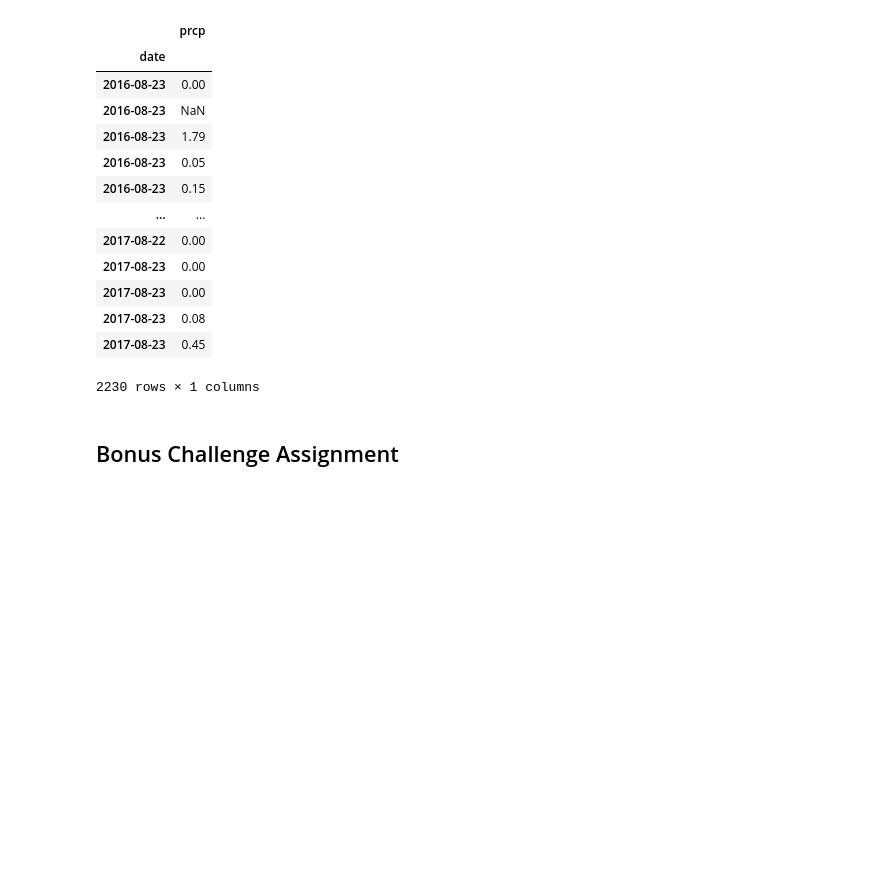
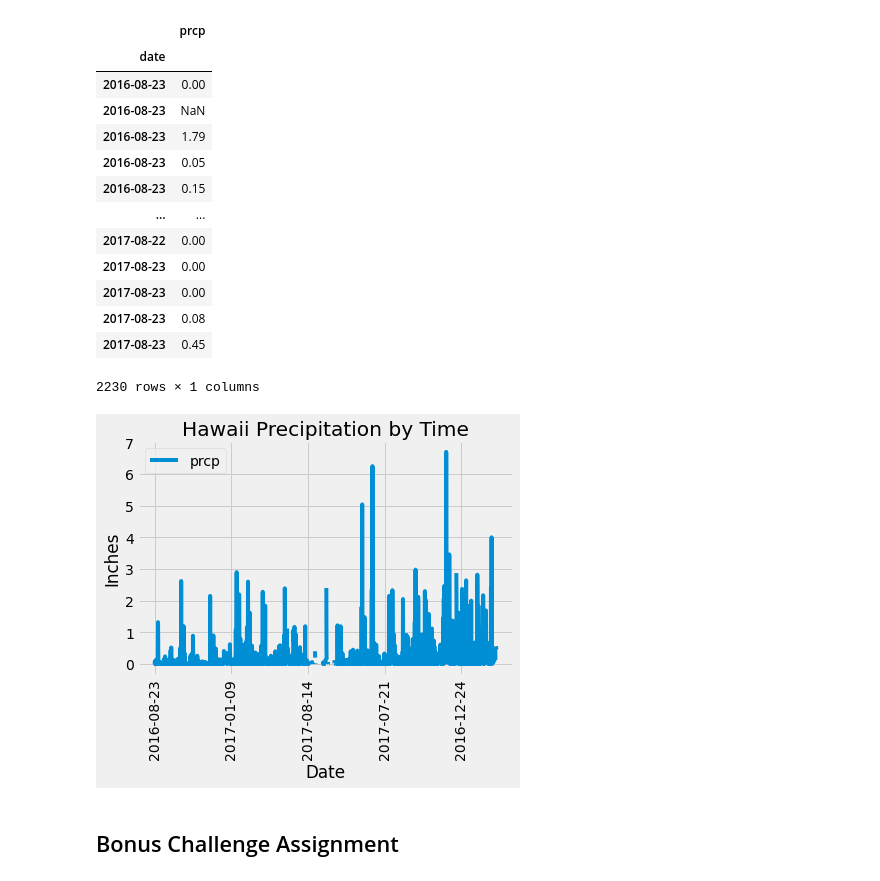
Before and after one commit to JohnMowry77/sqlalchemy-challenge, a Jupyter notebook: climate_starter_use_me.ipynb, the cells around one changed output. Saved outputs shown, nothing was run; the diff lists cells and outputs as text; code cells hidden in the pictures; blank space fills up the shorter version.

Commit message:
pandas plot

```diff
--- a/climate_starter_use_me.ipynb
+++ b/climate_starter_use_me.ipynb
@@ -101,6 +98,16 @@ df_one.sort_index()
 | 2017-08-23 | 0.08 |
 | 2017-08-23 | 0.45 |
 2230 rows × 1 columns
+# %%
+# Use Pandas Plotting with Matplotlib to plot the data
+df_one.plot(y='prcp')
+plt.xlabel('Date')
+plt.xticks(rotation=90)
+plt.ylabel('Inches')
+plt.title("Hawaii Precipitation by Time")
+plt.savefig('Precipiation.png')
+# %% [output]
+[figure, added]
 # %%
 # Use Pandas to calcualte the summary statistics for the precipitation data
 # %%
```
Also changed, not shown: parts of 4 cells of this notebook, 2 other files.
